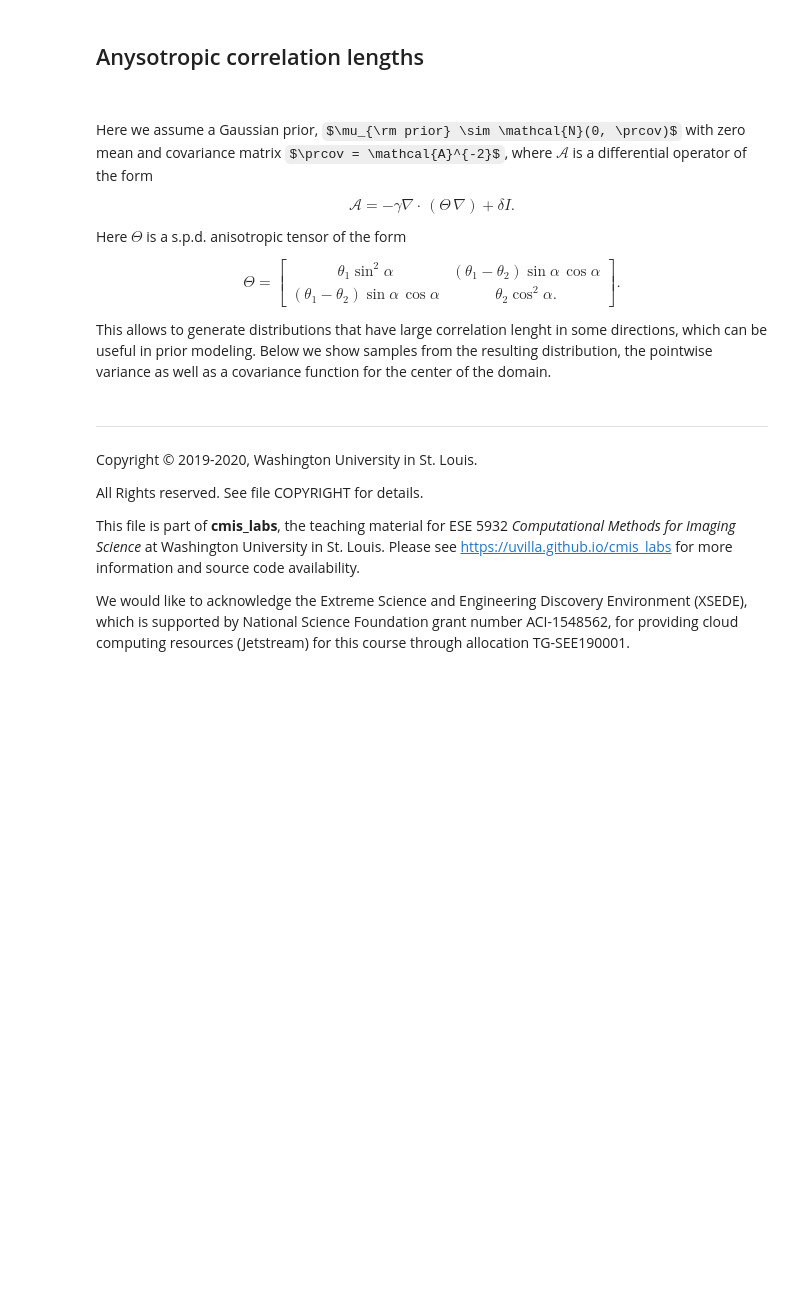
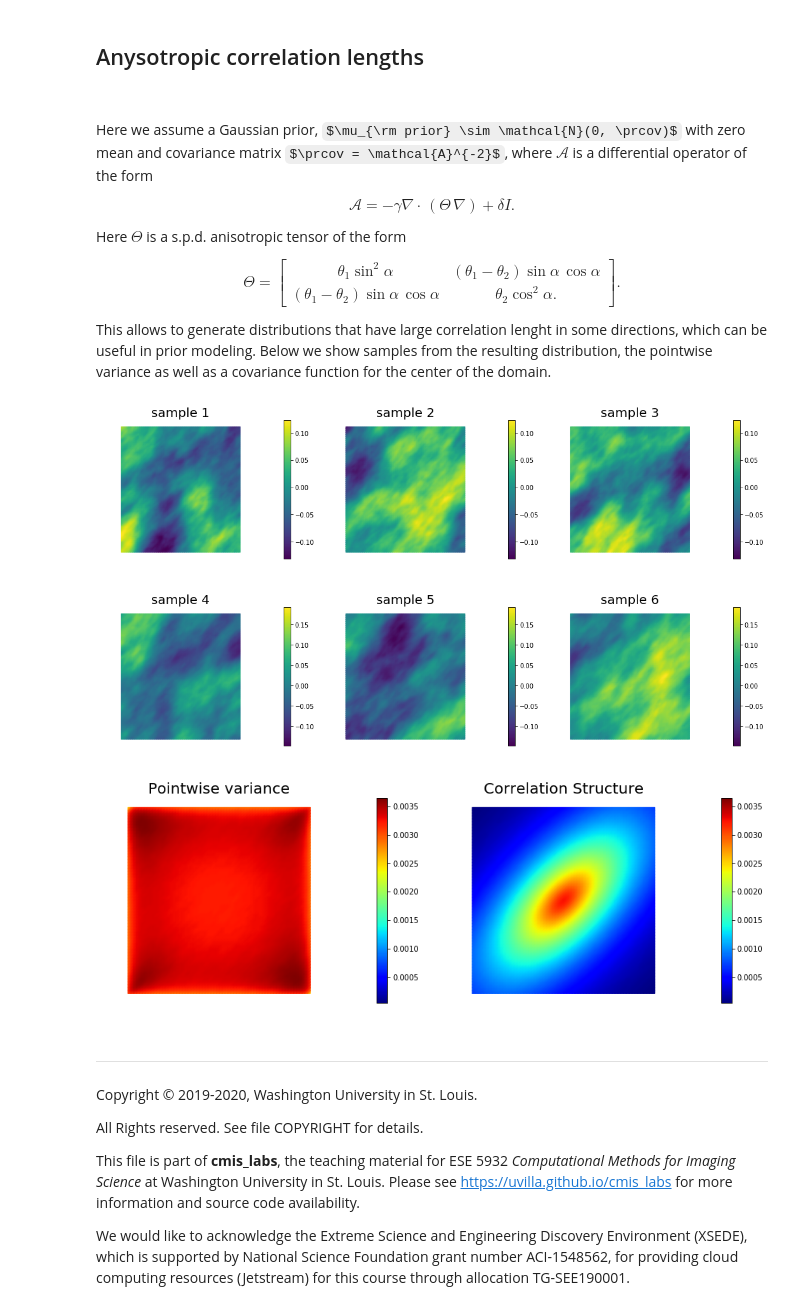
Before and after one commit to uvilla/cmis_labs, a Jupyter notebook: 07_GaussianPriors/GaussianPriors.ipynb, the cells around one changed output. Drawn from its saved outputs; the diff is of its cells as text; code cells hidden in the pictures; some formulas as TeX source; blank space fills up the shorter version.

```diff
--- a/07_GaussianPriors/GaussianPriors.ipynb
+++ b/07_GaussianPriors/GaussianPriors.ipynb
@@ -256,41 +257,47 @@ This allows to generate distributions that have large correlation lenght in some
 gamma = 1.
 delta = 25.
 
 mesh = dl.UnitSquareMesh(64,64)
 Vh = dl.FunctionSpace(mesh, "CG", 1)
 
-anis_diff = dl.Expression(code_AnisTensor2D, degree=1)
-anis_diff.theta0 = 2.
-anis_diff.theta1 = .5
-anis_diff.alpha = math.pi/4
-prior = BiLaplacianPrior(Vh, gamma, delta, anis_diff, robin_bc=True)
+theta0 = 2.
+theta1 = .5
+alpha = math.pi/4
+
+anis_diff = dl.CompiledExpression(hp.ExpressionModule.AnisTensor2D(), degree = 1)
+anis_diff.set(theta0, theta1, alpha)
+prior = hp.BiLaplacianPrior(Vh, gamma, delta, anis_diff, robin_bc=True)
 
 ## Generate and show 6 samples
 noise = dl.Vector()
 prior.init_vector(noise, "noise")
 
 sample = dl.Vector()
 prior.init_vector(sample, 0)
 
 ss = []
 
 for i in range(6):
-    parRandom.normal(1., noise)
+    hp.parRandom.normal(1., noise)
     prior.sample(noise, sample)
-    ss.append(vector2Function(sample, Vh))
+    ss.append(hp.vector2Function(sample, Vh))
 
 nb.multi1_plot(ss[0:3], ["sample 1", "sample 2", "sample 3"])
 nb.multi1_plot(ss[3:6], ["sample 4", "sample 5", "sample 6"])
 plt.show()
 
 ## pointwise variance and correlation structure
 
-pointwise_variance = vector2Function(prior.pointwise_variance(method="Randomized", r=200), Vh)
+pointwise_variance = hp.vector2Function(prior.pointwise_variance(method="Randomized", r=200), Vh)
 correlation_struc  = correlationStructure(prior, dl.Point(.5,.5))
 
 nb.multi1_plot([pointwise_variance, correlation_struc], ["Pointwise variance", "Correlation Structure"],
                same_colorbar = True, cmap='jet')
 plt.show()
+# %% [output]
+[figure, added]
+[figure, added]
+[figure, added]
 # %% [markdown]
 ---
 
```
Also changed, not shown: parts of 4 cells of this notebook.
